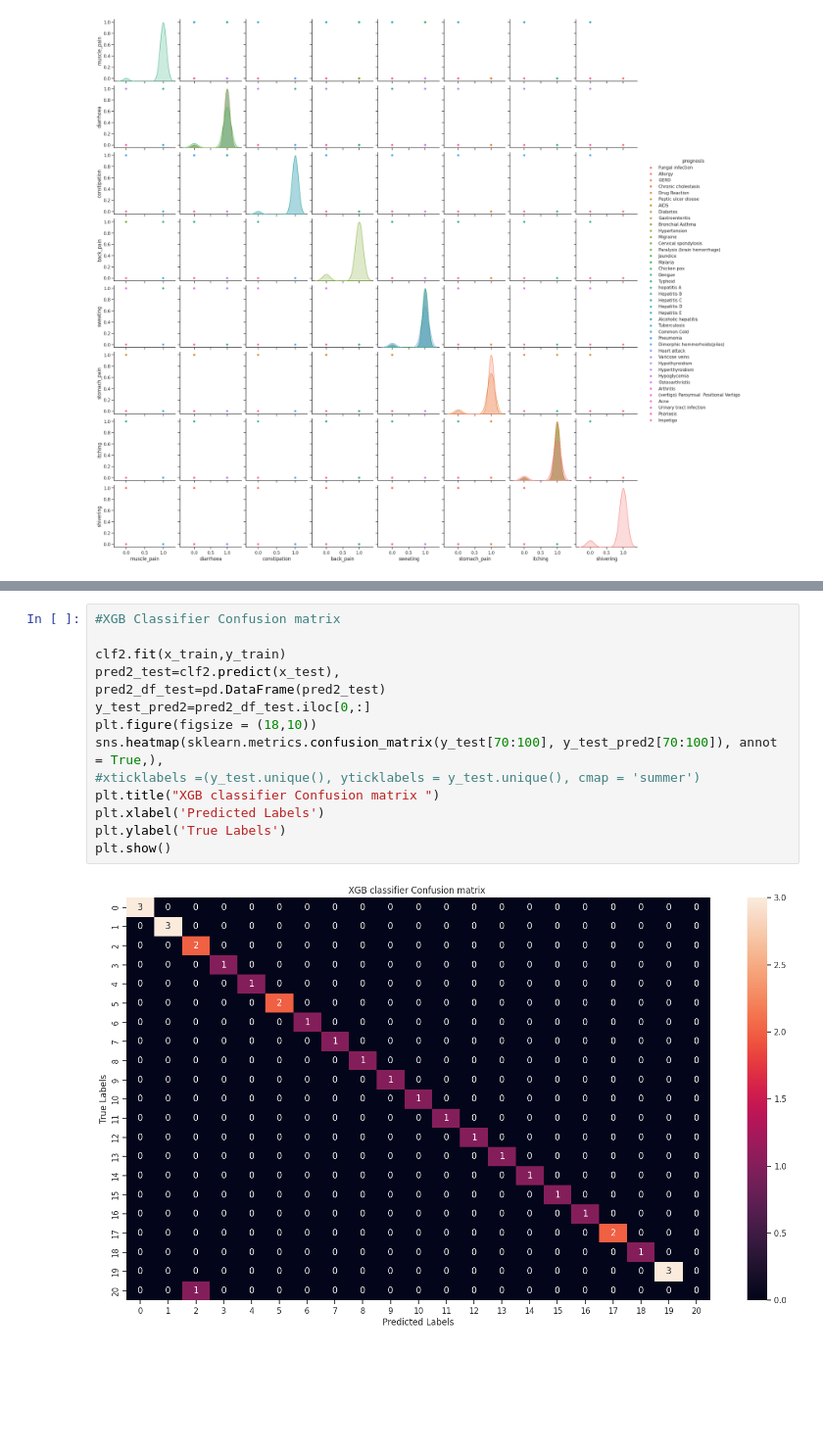
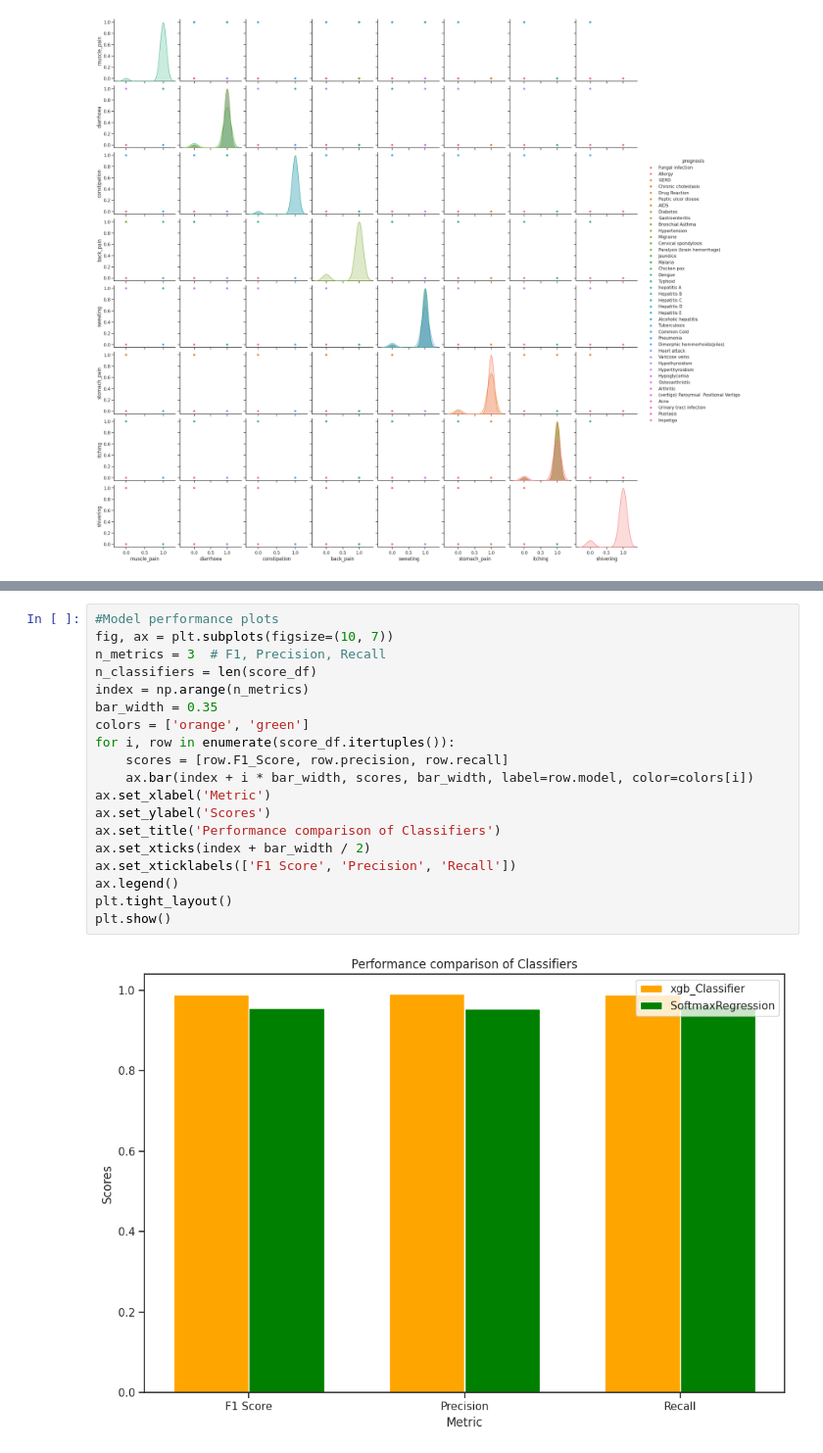
Before and after one commit to Jimmy-Rais/Connect_app, a Jupyter notebook: DiseasePred.ipynb, the cells around one changed output, grey strips where cells are left out. Shown at 98% size. Cells and saved outputs as stored; diff of their text form; blank space fills up the shorter version.

Commit message:
Performance plots

```diff
--- a/DiseasePred.ipynb
+++ b/DiseasePred.ipynb
@@ -171,16 +165,21 @@ Performance of the best model on the test set is F1_Score=:  (1.0,)
-# %%
-#XGB Classifier Confusion matrix
-
-clf2.fit(x_train,y_train)
-pred2_test=clf2.predict(x_test),
-pred2_df_test=pd.DataFrame(pred2_test)
-y_test_pred2=pred2_df_test.iloc[0,:]
-plt.figure(figsize = (18,10))
-sns.heatmap(sklearn.metrics.confusion_matrix(y_test[70:100], y_test_pred2[70:100]), annot = True,),
-#xticklabels =(y_test.unique(), yticklabels = y_test.unique(), cmap = 'summer')
-plt.title("XGB classifier Confusion matrix ")
-plt.xlabel('Predicted Labels')
-plt.ylabel('True Labels')
-plt.show()
-# %% [output]
-[figure, removed]
+# %%
+#Model performance plots
+fig, ax = plt.subplots(figsize=(10, 7))
+n_metrics = 3  # F1, Precision, Recall
+n_classifiers = len(score_df)
+index = np.arange(n_metrics)
+bar_width = 0.35
+colors = ['orange', 'green']
+for i, row in enumerate(score_df.itertuples()):
+    scores = [row.F1_Score, row.precision, row.recall]
+    ax.bar(index + i * bar_width, scores, bar_width, label=row.model, color=colors[i])
+ax.set_xlabel('Metric')
+ax.set_ylabel('Scores')
+ax.set_title('Performance comparison of Classifiers')
+ax.set_xticks(index + bar_width / 2)
+ax.set_xticklabels(['F1 Score', 'Precision', 'Recall'])
+ax.legend()
+plt.tight_layout()
+plt.show()
+# %% [output]
+[figure, added]
```
Also changed, not shown: parts of 9 cells of this notebook.
